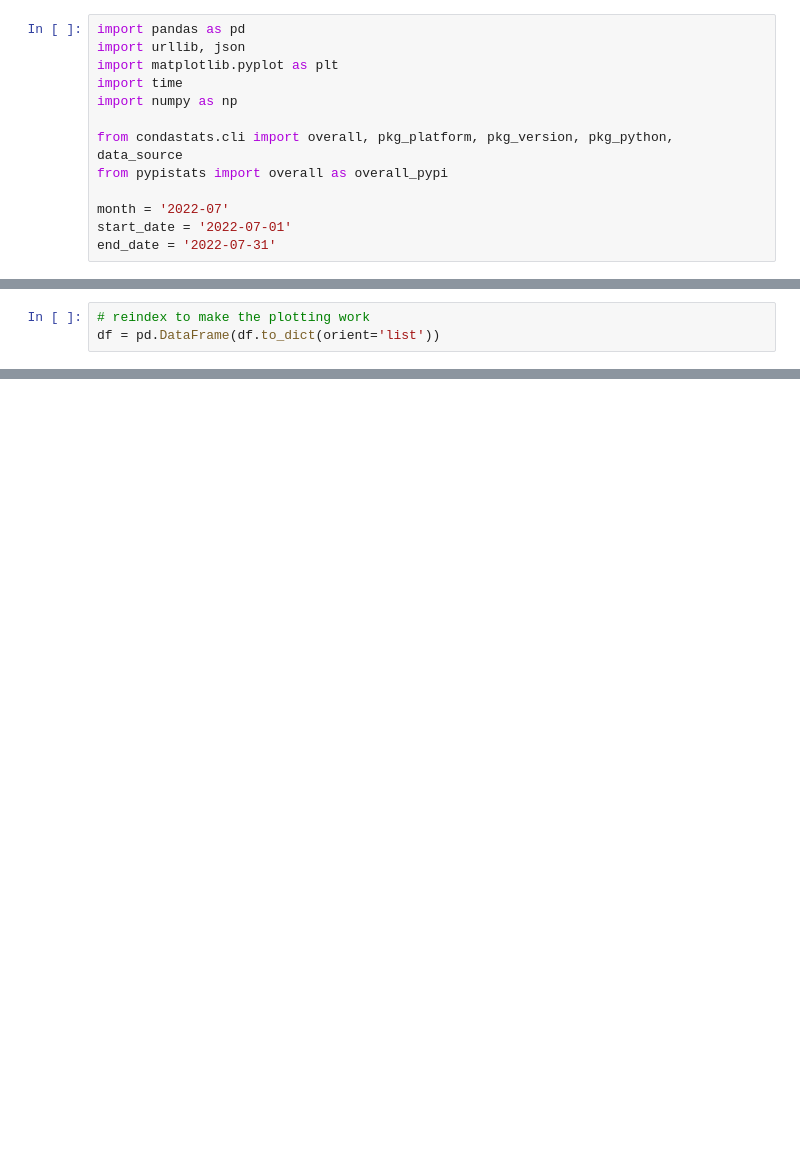
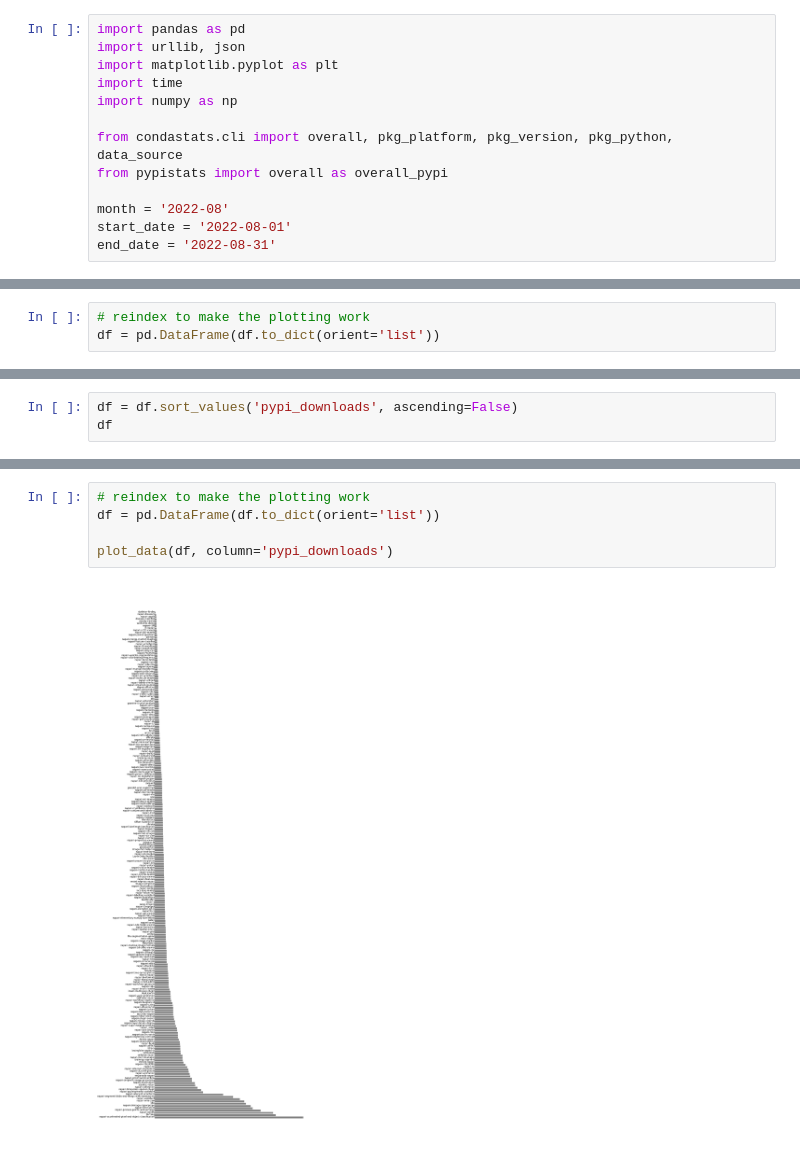
Before and after one commit to haesleinhuepf/napari-pypistats, a Jupyter notebook: conda_download_stats.ipynb, the cells around one changed output, grey strips where cells are left out. Cells and saved outputs as stored; diff of their text form; blank space fills up the shorter version.

```diff
--- a/conda_download_stats.ipynb
+++ b/conda_download_stats.ipynb
@@ -11,9 +22,9 @@ import numpy as np
 from condastats.cli import overall, pkg_platform, pkg_version, pkg_python, data_source
 from pypistats import overall as overall_pypi
 
-month = '2022-07'
-start_date = '2022-07-01'
-end_date = '2022-07-31'
+month = '2022-08'
+start_date = '2022-08-01'
+end_date = '2022-08-31'
 # %%
 # check which months exist on conda
 p = pkg_python('devbio-napari', monthly=True)
@@ -303,0 +363,3 @@ plot_data(df)
+# %%
+df = df.sort_values('pypi_downloads', ascending=False)
+df
@@ -303,0 +384,7 @@ plot_data(df)
+# %%
+# reindex to make the plotting work
+df = pd.DataFrame(df.to_dict(orient='list'))
+
+plot_data(df, column='pypi_downloads')
+# %% [output]
+[figure, added]
```
Also changed, not shown: parts of 16 cells of this notebook, 5 other files.
